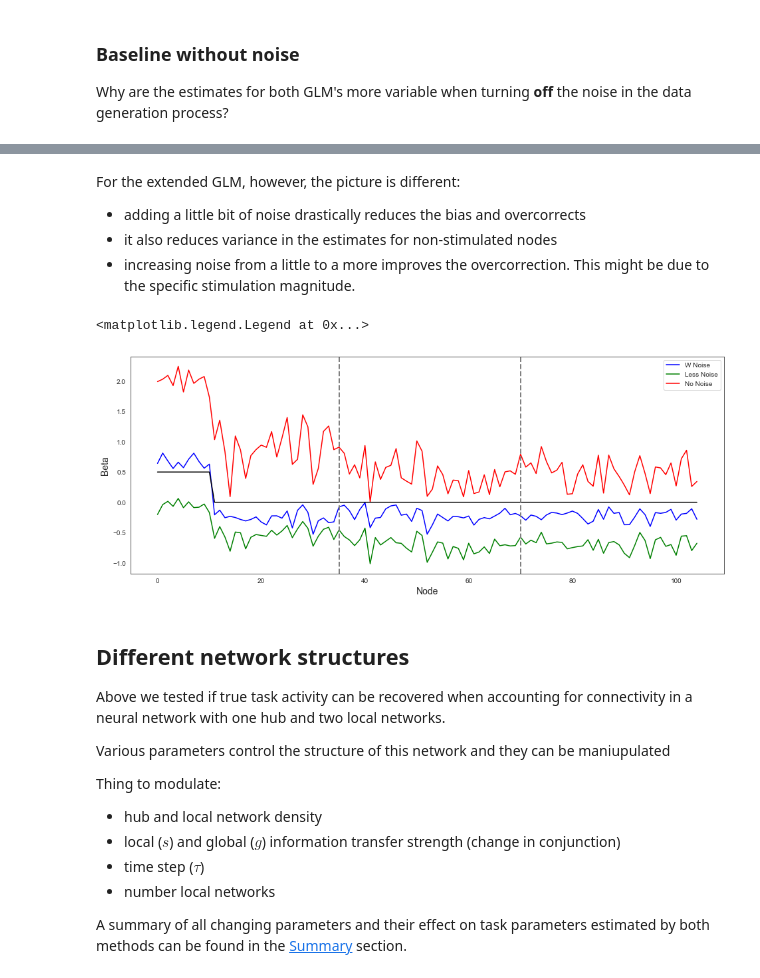
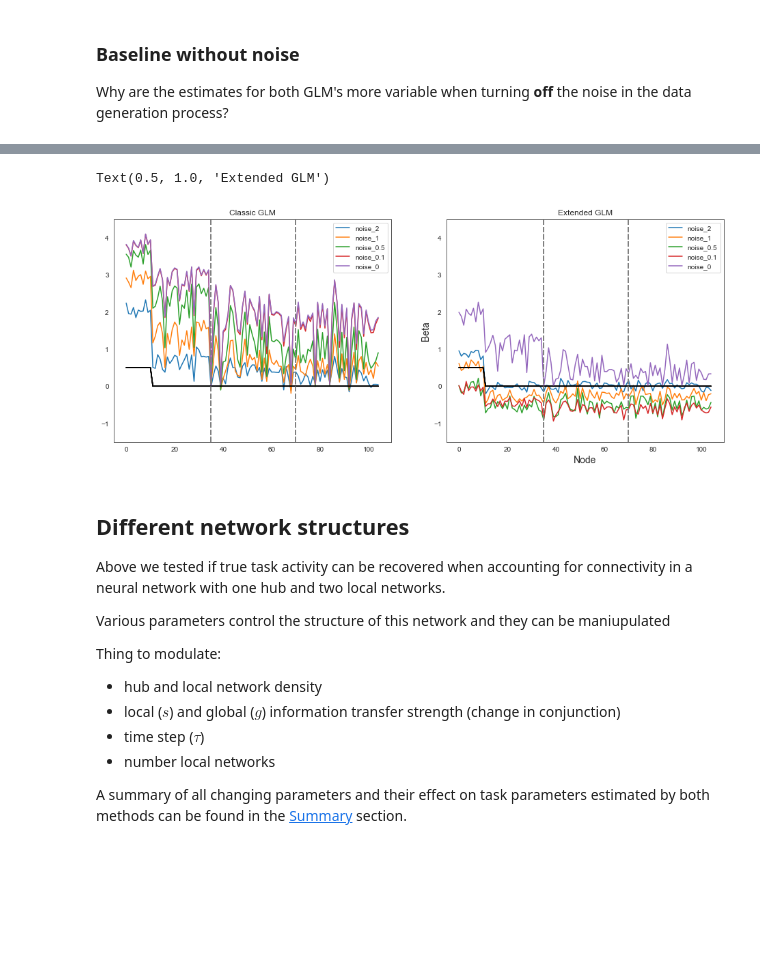
Before and after one commit to zenkavi/DevStudy_FmriNbs, a Jupyter notebook: notebooks/informationtransfermapping/TheoreticalResults/Zenkavi_Simulations/Extended_GLM_neural_network_level.ipynb, the cells around one changed output, grey strips where cells are left out. Cells and saved outputs as stored; diff of their text form; code cells hidden in the pictures; blank space fills up the shorter version.

```diff
--- a/notebooks/informationtransfermapping/TheoreticalResults/Zenkavi_Simulations/Extended_GLM_neural_network_level.ipynb
+++ b/notebooks/informationtransfermapping/TheoreticalResults/Zenkavi_Simulations/Extended_GLM_neural_network_level.ipynb
@@ -489,14 +507,3 @@ Reducing noise makes the relationship between the task regressor and the time se
 # %%
 true_task_stim = np.zeros(3*35)
 true_task_stim[base_stim_nodes] = .5
-# %%
-plt.plot(ucr_glm_wnoise, color = "blue", label = "W Noise")
-plt.plot(ucr_glm_lessnoise, color = "green", label = "Less Noise")
-plt.plot(ucr_glm_nonoise, color = "red", label = "No Noise")
-plt.plot(true_task_stim, color = "black")
-
-plt.ylabel('Beta',fontsize=14)
-plt.xlabel('Node',fontsize=14)
-for n in range(1,3):
-    plt.axvline(x=35*n,linewidth=2, color='gray', ls = "--")
-plt.legend(loc="best")
@@ -506,5 +509,0 @@ plt.legend(loc="best")
-# %% [markdown]
-For the extended GLM, however, the picture is different:
-- adding a little bit of noise drastically reduces the bias and overcorrects
-- it also reduces variance in the estimates for non-stimulated nodes
-- increasing noise from a little to a more improves the overcorrection. This might be due to the specific stimulation magnitude.
@@ -515,15 +510,22 @@ ext_glm_nonoise = run_ext_glm(all_nodes_ts = nonoise, task_reg = tmp_stimtimes[0
-# %%
-plt.plot(ext_glm_wnoise, color = "blue", label = "W Noise")
-plt.plot(ext_glm_lessnoise, color = "green", label = "Less Noise")
-plt.plot(ext_glm_nonoise, color = "red", label = "No Noise")
-plt.plot(true_task_stim, color = "black")
-
-plt.ylabel('Beta',fontsize=14)
-plt.xlabel('Node',fontsize=14)
-for n in range(1,3):
-    plt.axvline(x=35*n,linewidth=2, color='gray', ls = "--")
-plt.legend(loc="best")
-# %% [output]
-<matplotlib.legend.Legend at 0x...>
-[figure, removed]
+# %%
+fig, a =  plt.subplots(1,2)
+
+glms = [ucr_glms, ext_glms]
+
+for i in range(len(glms)):
+    for j in rkeys:
+        a[i].plot(glms[i][j], label = j)
+        a[i].plot(true_task_stim, color = "black")
+        for n in range(1,3):
+            a[i].axvline(x=35*n,linewidth=2, color='gray', ls = "--")
+        a[i].legend(loc="best")
+        a[i].set_ylim([-1.5,4.5])
+
+plt.ylabel('Beta',fontsize=14)
+plt.xlabel('Node',fontsize=14)
+a[0].set_title("Classic GLM")
+a[1].set_title("Extended GLM")
+# %% [output]
+Text(0.5, 1.0, 'Extended GLM')
+[figure, added]
 # %%
```
Also changed, not shown: parts of 10 cells of this notebook.
